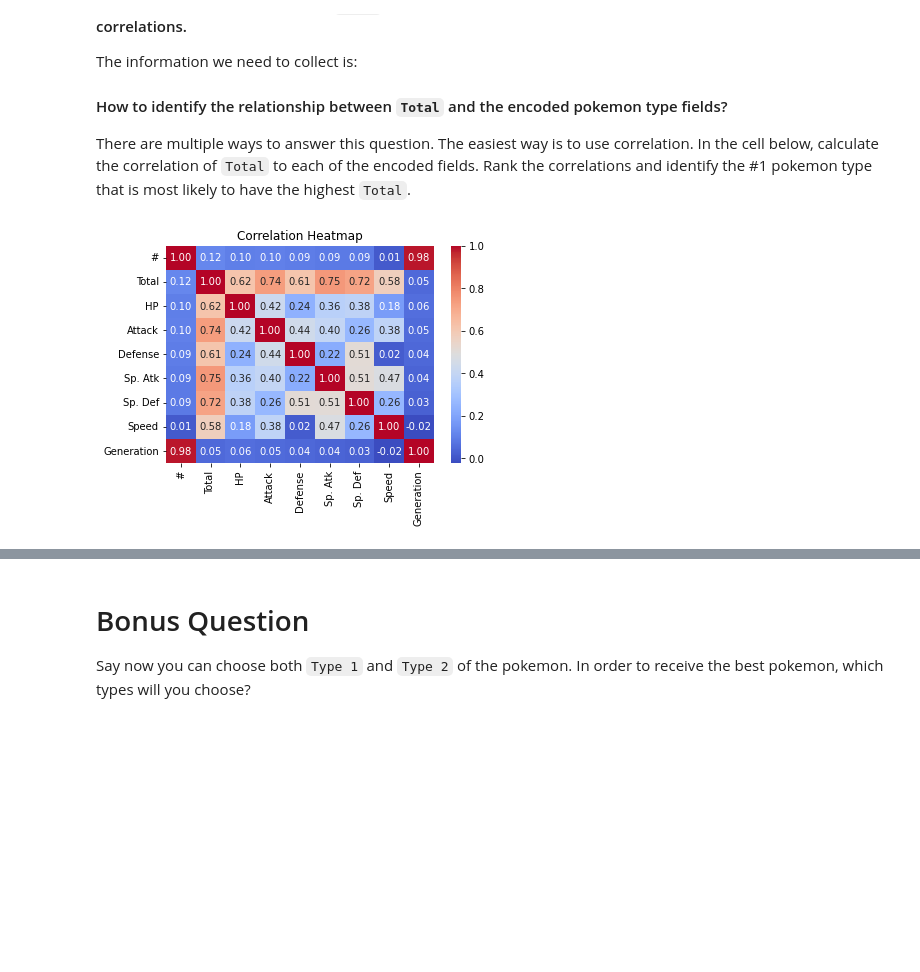
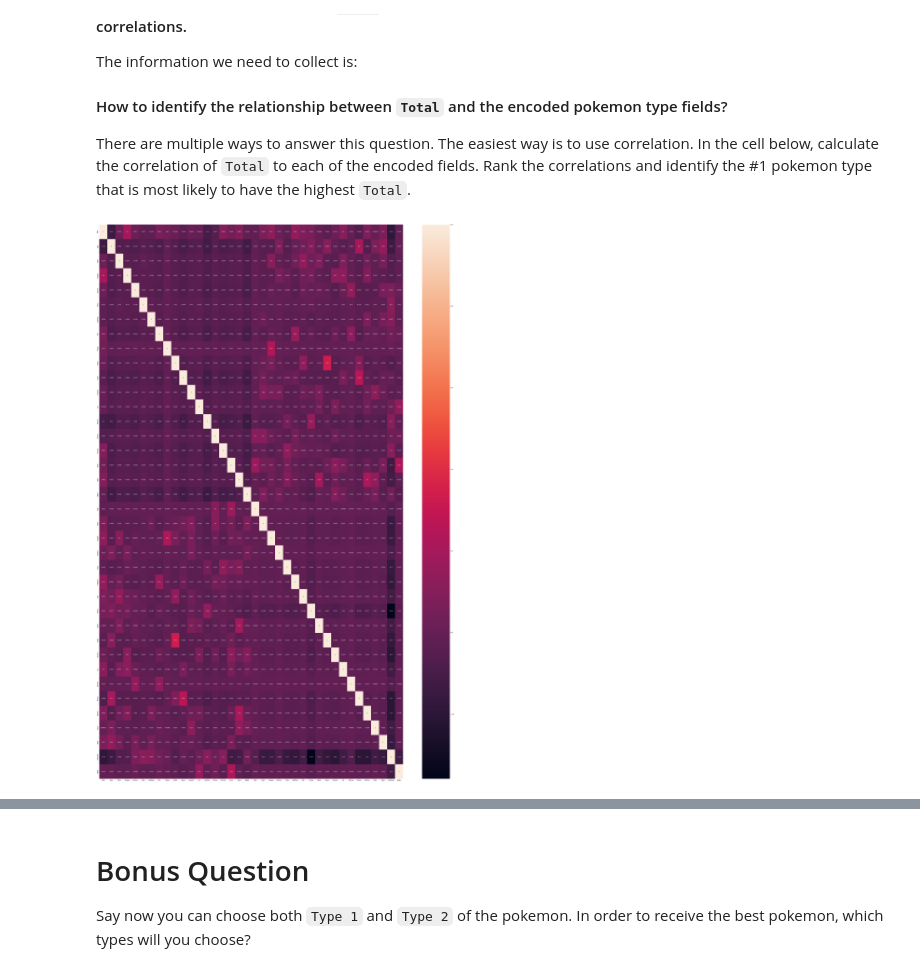
Before and after one commit to SSOCosta/lab-dataframe-calculations, a Jupyter notebook: your-code/challenge-2.ipynb, the cells around one changed output, grey strips where cells are left out. Saved outputs shown, nothing was run; the diff lists cells and outputs as text; code cells hidden in the pictures; blank space fills up the shorter version.

```diff
--- a/your-code/challenge-2.ipynb
+++ b/your-code/challenge-2.ipynb
@@ -178 +169,6 @@ Legendary       0
 dtype: int64
+# %%
+# Checking for the null values and replace them
+pokemon['Type 2'].fillna('Unknown', inplace = True)
+unique_type = list(pokemon['Type 2'].unique())
+unique_type
@@ -239,12 +213,9 @@ dtype: int64
 # %%
 # Perform One Hot Encoding on Type 1 and Type 2
-type1_encoded = pd.get_dummies(pokemon_new['Type 1'], prefix='Type')
-type2_encoded = pd.get_dummies(pokemon_new['Type 2'], prefix='Type')
+type1_encoded = pd.get_dummies(pokemon['Type 1'])
+type2_encoded = pd.get_dummies(pokemon['Type 2'])
 
 # Concatenate the encoded columns
 encoded_pokemon_data = pd.concat([type1_encoded, type2_encoded], axis=1)
-
-# Sum the columns to create a single column for each Pokémon indicating its types
-encoded_pokemon_data['Total_Type'] = encoded_pokemon_data.sum(axis=1)
 encoded_pokemon_data
 # %% [output]
@@ -263,0 +248,4 @@ encoded_pokemon_data
+# %%
+# Concatenating the encoded Types with the original pokemon dataframe
+new_encoded_pokemon = pd.concat([pokemon,type1_encoded, type2_encoded], axis=1)
+new_encoded_pokemon
@@ -263,0 +266,4 @@ encoded_pokemon_data
+# %%
+# Dropping no longer needed columns
+pokemon_new = new_encoded_pokemon.drop(['Type 1','Type 2','#','Combo Type','Generation','Legendary','HP','Attack','Defense','Sp. Atk','Sp. Def','Speed'],axis = 1)
+pokemon_new.head()
@@ -276,10 +290,10 @@ There are multiple ways to answer this question. The easiest way is to use corre
 # %%
 # checking correlations matrix
 import matplotlib.pyplot as plt
 import seaborn as sns
-correlation_matrix = pokemon_num.corr()
-sns.heatmap(correlation_matrix, annot=True, cmap='coolwarm', fmt=".2f")
-plt.title("Correlation Heatmap")
+corr_matrix = pokemon_new.corr()
+fig, ax = plt.subplots(figsize=(50,75))
+ax = sns.heatmap(corr_matrix, annot=True)
 plt.show()
 # %% [output]
-[figure, old version]
+[figure, new version]
```
Also changed, not shown: parts of 18 cells of this notebook.
